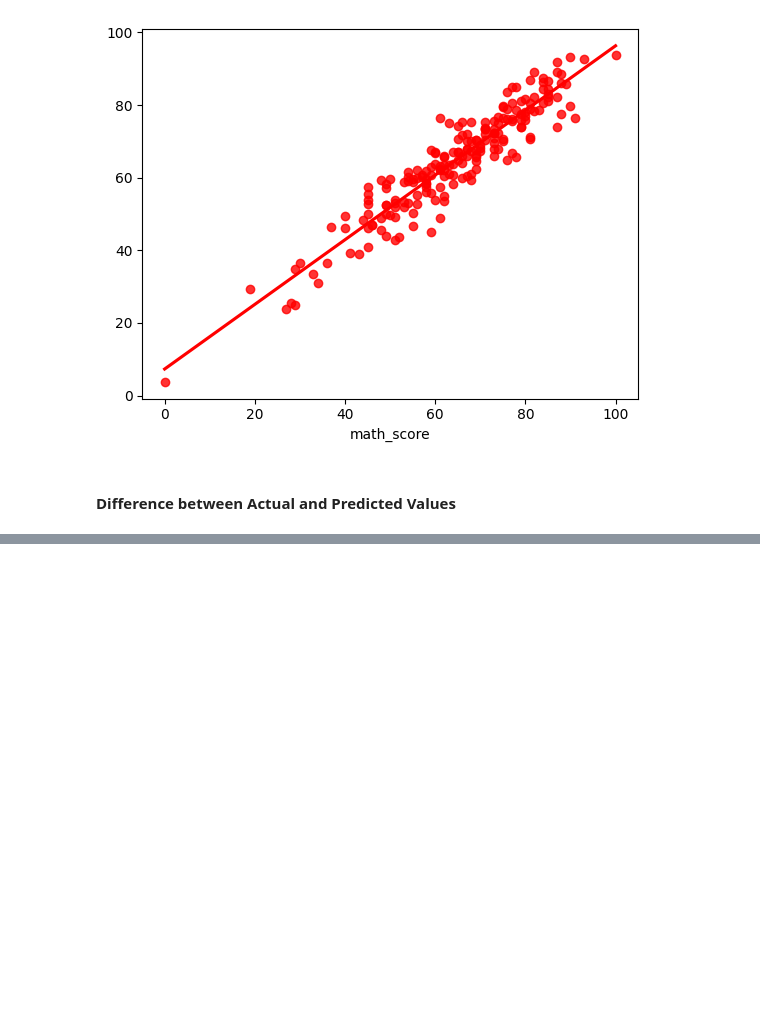
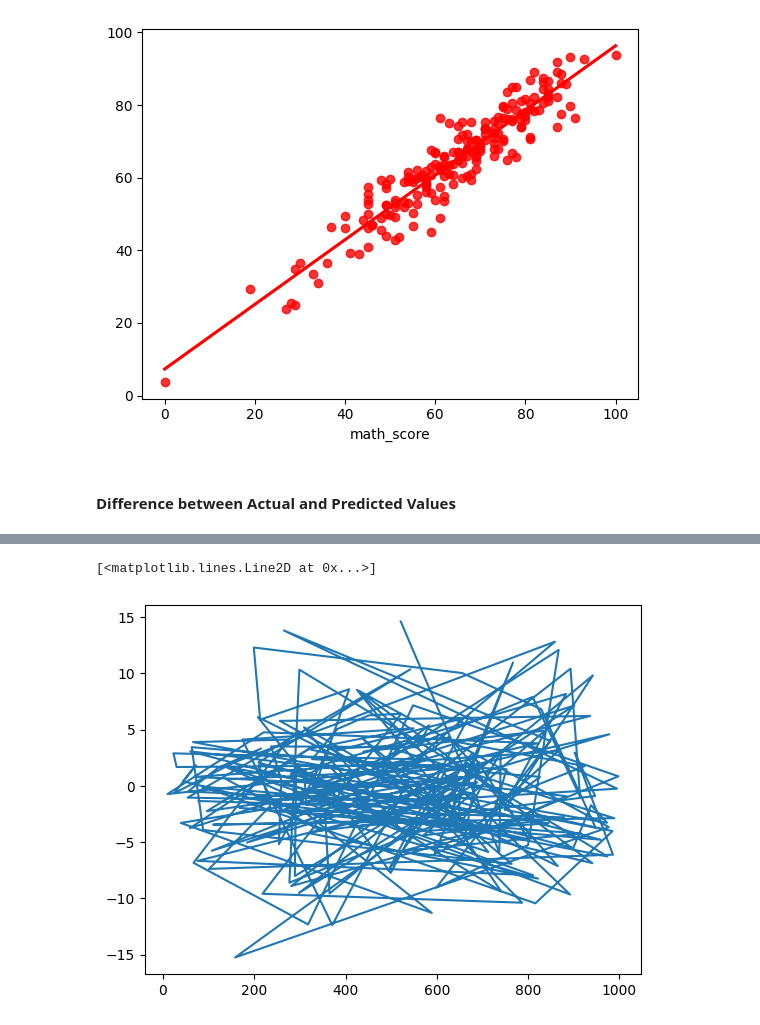
Before and after one commit to DixitMGajjar/ml_project, a Jupyter notebook: notebook/2. MODEL TRAINING.ipynb, the cells around one changed output, grey strips where cells are left out. Cells and saved outputs as stored; diff of their text form; code cells hidden in the pictures; blank space fills up the shorter version.

```diff
--- a/notebook/2. MODEL TRAINING.ipynb
+++ b/notebook/2. MODEL TRAINING.ipynb
@@ -250 +250,6 @@ pred_df
 200 rows × 3 columns
+# %%
+plt.plot(pred_df["Difference"])
+# %% [output]
+[<matplotlib.lines.Line2D at 0x...>]
+[figure, added]
```
Also changed, not shown: parts of 4 cells of this notebook, 5 other files.
